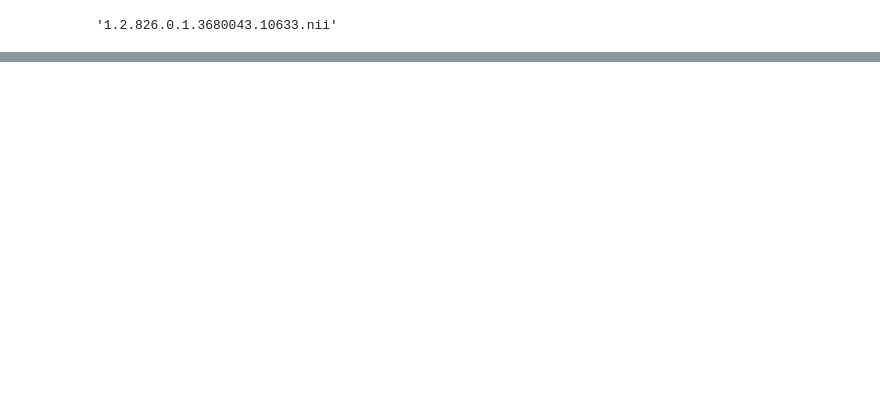
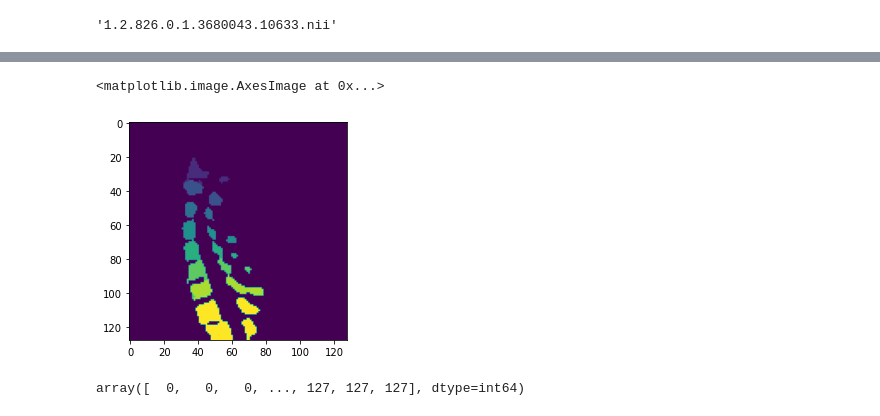
Before and after one commit to SiavashShirzad/RSNA-2022-Cervical-Spine-Fracture-Detection, a Jupyter notebook: segmentation-rsna.ipynb, the cells around one changed output, grey strips where cells are left out. Saved outputs shown, nothing was run; the diff lists cells and outputs as text; code cells hidden in the pictures; blank space fills up the shorter version.

```diff
--- a/segmentation-rsna.ipynb
+++ b/segmentation-rsna.ipynb
@@ -190,0 +278,2 @@ testset = testset.prefetch(1)
+# %%
+pred = model.predict(a)
@@ -190,0 +282,2 @@ testset = testset.prefetch(1)
+# %%
+pred = np.argmax(pred, axis=-1)
@@ -190,0 +289,10 @@ testset = testset.prefetch(1)
+# %%
+#pred[64][np.where(pred[64]!=6)]=0
+plt.imshow(pred[64])
+# %% [output]
+<matplotlib.image.AxesImage at 0x...>
+[figure, added]
+# %%
+np.where(pred[64] == 0)[0]
+# %% [output]
+array([  0,   0,   0, ..., 127, 127, 127], dtype=int64)
```
Also changed, not shown: parts of 20 cells of this notebook.
